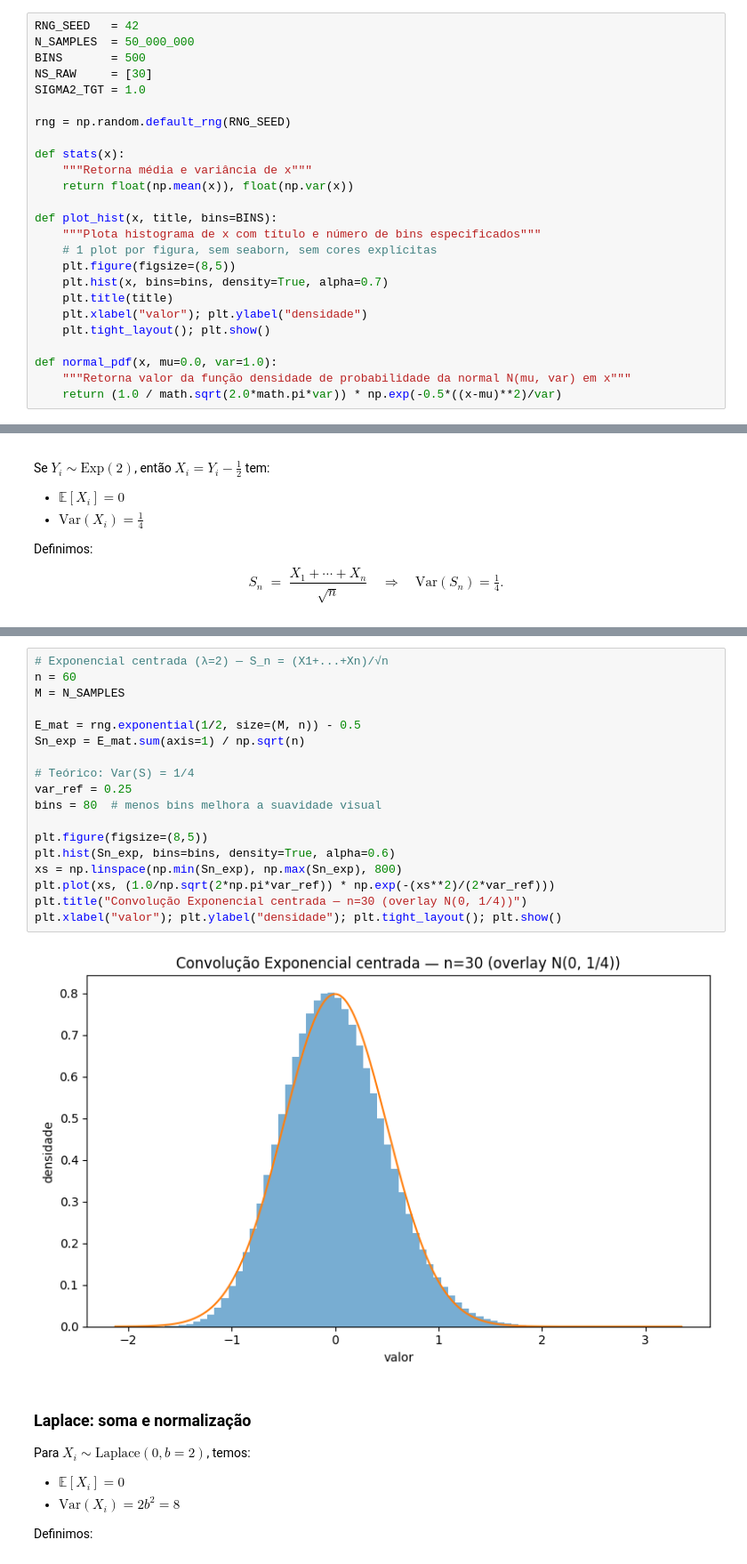
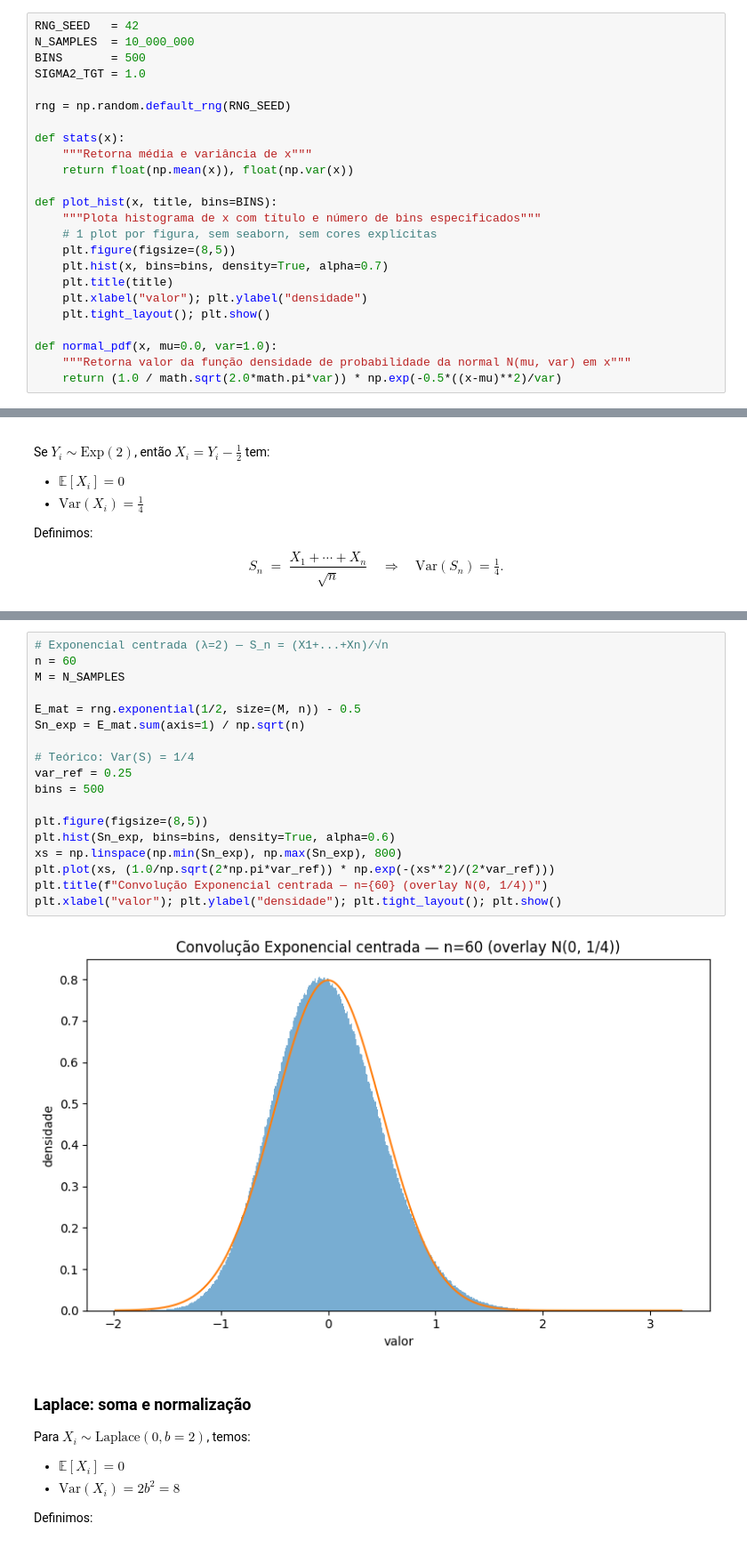
Before and after one commit to Morsinaldo/PPGEEC2317-sistemas-probabilisticos, a Jupyter notebook: Parte_2/teorema_limite_central.ipynb, the cells around one changed output, grey strips where cells are left out. Shown: that part at 89% size. Drawn from its saved outputs; the diff is of its cells as text.

```diff
--- a/Parte_2/teorema_limite_central.ipynb
+++ b/Parte_2/teorema_limite_central.ipynb
@@ -23,9 +23,8 @@ import matplotlib.pyplot as plt
 - `SIGMA2_TGT`: variância-alvo usada depois para alinhar (padronizar) as distribuições.
 # %%
 RNG_SEED   = 42
-N_SAMPLES  = 50_000_000
+N_SAMPLES  = 10_000_000
 BINS       = 500
-NS_RAW     = [30]
 SIGMA2_TGT = 1.0
 
 rng = np.random.default_rng(RNG_SEED)
@@ -268,23 +225,23 @@ plt.xlabel("valor"); plt.ylabel("densidade"); plt.legend(); plt.tight_layout();
 # %%
 # Exponencial centrada (λ=2) — S_n = (X1+...+Xn)/√n
 n = 60
 M = N_SAMPLES
 
 E_mat = rng.exponential(1/2, size=(M, n)) - 0.5
 Sn_exp = E_mat.sum(axis=1) / np.sqrt(n)
 
 # Teórico: Var(S) = 1/4
 var_ref = 0.25
-bins = 80  # menos bins melhora a suavidade visual
+bins = 500
 
 plt.figure(figsize=(8,5))
 plt.hist(Sn_exp, bins=bins, density=True, alpha=0.6)
 xs = np.linspace(np.min(Sn_exp), np.max(Sn_exp), 800)
 plt.plot(xs, (1.0/np.sqrt(2*np.pi*var_ref)) * np.exp(-(xs**2)/(2*var_ref)))
-plt.title("Convolução Exponencial centrada — n=30 (overlay N(0, 1/4))")
+plt.title(f"Convolução Exponencial centrada — n={60} (overlay N(0, 1/4))")
 plt.xlabel("valor"); plt.ylabel("densidade"); plt.tight_layout(); plt.show()
 # %% [output]
-[figure, old version]
+[figure, new version]
 # %% [markdown]
 ### Laplace: soma e normalização
 
```
Also changed, not shown: parts of 18 cells of this notebook.
